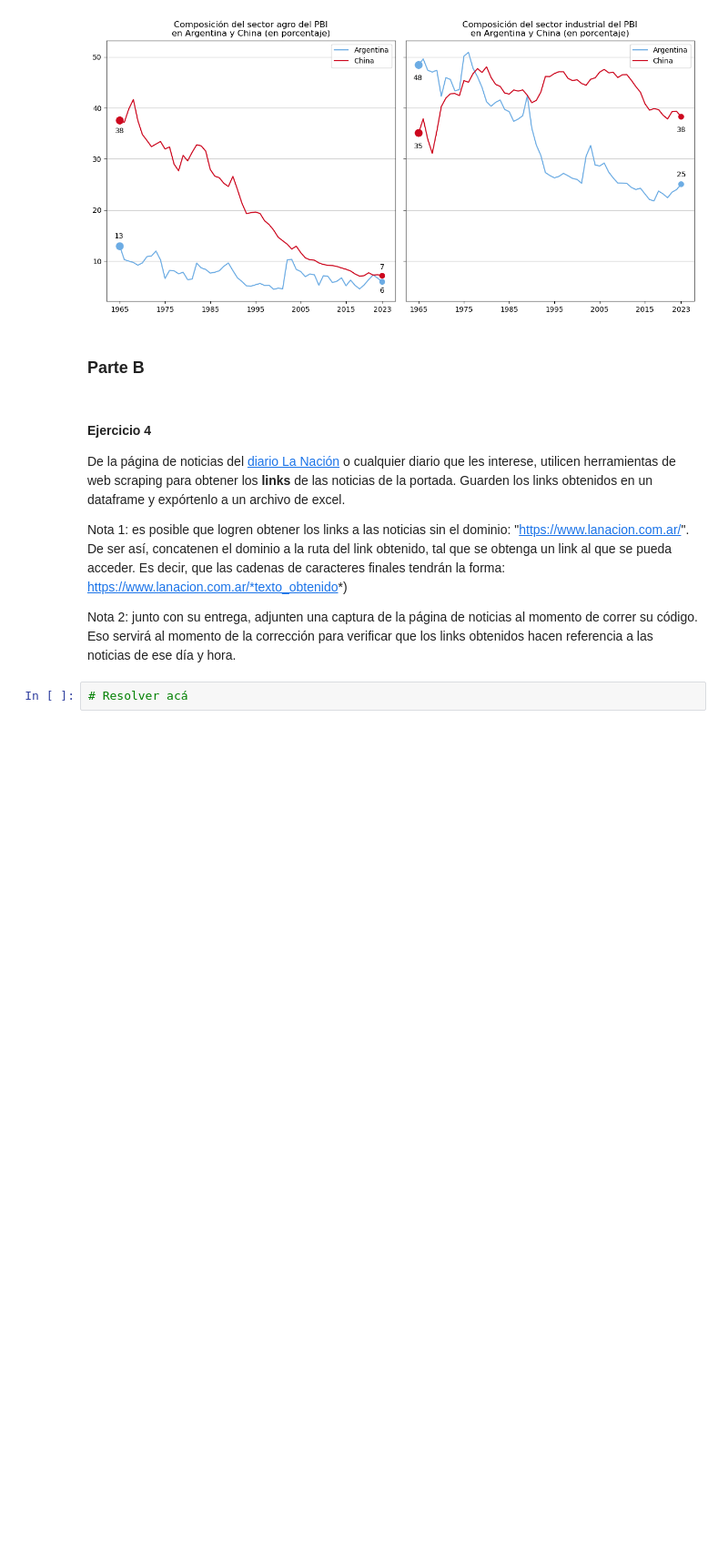
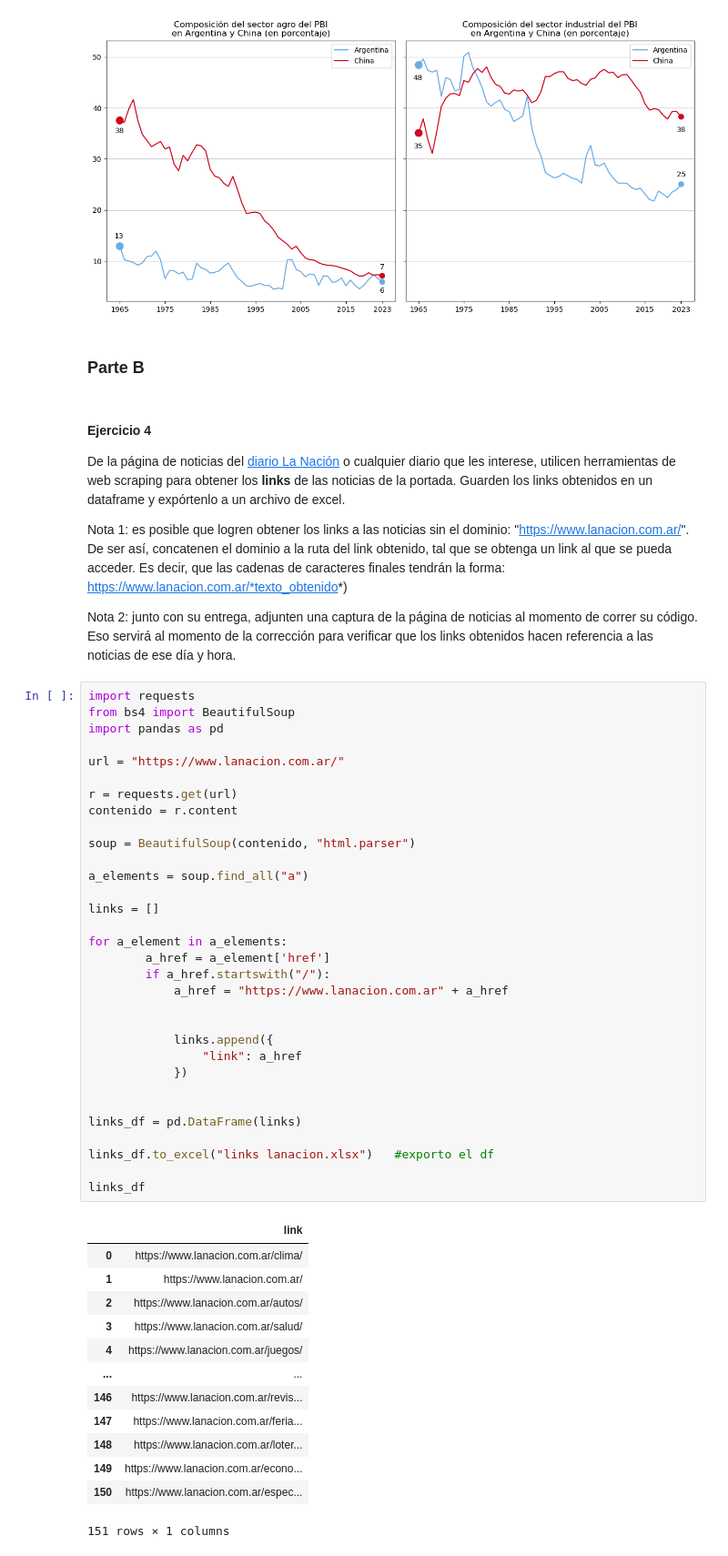
Before and after one commit to PabloPopov/BigDataUBA-Grupo5, a Jupyter notebook: TPs/TP 1/TP1-UBA.ipynb, the cells around one changed output. Shown at 91% size. Drawn from its saved outputs; the diff is of its cells as text; blank space fills up the shorter version.

```diff
--- a/TPs/TP 1/TP1-UBA.ipynb
+++ b/TPs/TP 1/TP1-UBA.ipynb
@@ -215,5 +215,49 @@ De la página de noticias del [diario La Nación](https://www.lanacion.com.ar/)
 Nota 1: es posible que logren obtener los links a las noticias sin el dominio: "https://www.lanacion.com.ar/". De ser así, concatenen el dominio a la ruta del link obtenido, tal que se obtenga un link al que se pueda acceder. Es decir, que las cadenas de caracteres finales tendrán la forma: https://www.lanacion.com.ar/*texto_obtenido*)
 
 Nota 2: junto con su entrega, adjunten una captura de la página de noticias al momento de correr su código. Eso servirá al momento de la corrección para verificar que los links obtenidos hacen referencia a las noticias de ese día y hora.
-# %%
-# Resolver acá
+# %%
+import requests
+from bs4 import BeautifulSoup
+import pandas as pd
+
+url = "https://www.lanacion.com.ar/"
+
+r = requests.get(url)
+contenido = r.content
+
+soup = BeautifulSoup(contenido, "html.parser")
+
+a_elements = soup.find_all("a")
+
+links = []
+
+for a_element in a_elements:
+        a_href = a_element['href']
+        if a_href.startswith("/"):
+            a_href = "https://www.lanacion.com.ar" + a_href
+
+
+            links.append({
+                "link": a_href
+            })
+
+
+links_df = pd.DataFrame(links)
+
+links_df.to_excel("links lanacion.xlsx")   #exporto el df
+
+links_df
+# %% [output]
+|  | link |
+| 0 | https://www.lanacion.com.ar/clima/ |
+| 1 | https://www.lanacion.com.ar/ |
+| 2 | https://www.lanacion.com.ar/autos/ |
+| 3 | https://www.lanacion.com.ar/salud/ |
+| 4 | https://www.lanacion.com.ar/juegos/ |
+| ... | ... |
+| 146 | https://www.lanacion.com.ar/revis... |
+| 147 | https://www.lanacion.com.ar/feria... |
+| 148 | https://www.lanacion.com.ar/loter... |
+| 149 | https://www.lanacion.com.ar/econo... |
+| 150 | https://www.lanacion.com.ar/espec... |
+151 rows × 1 columns
```
Also changed, not shown: 2 other files.
